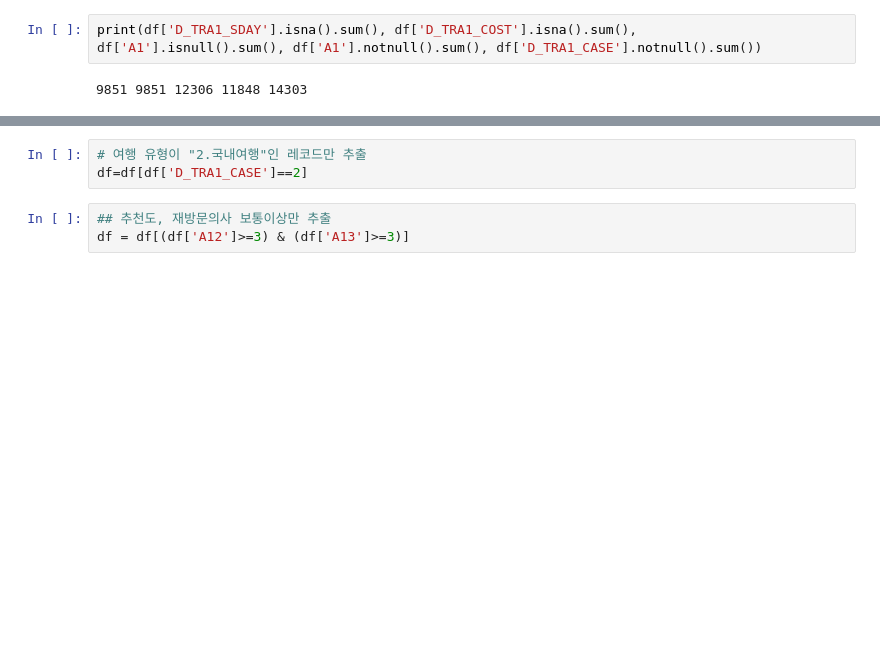
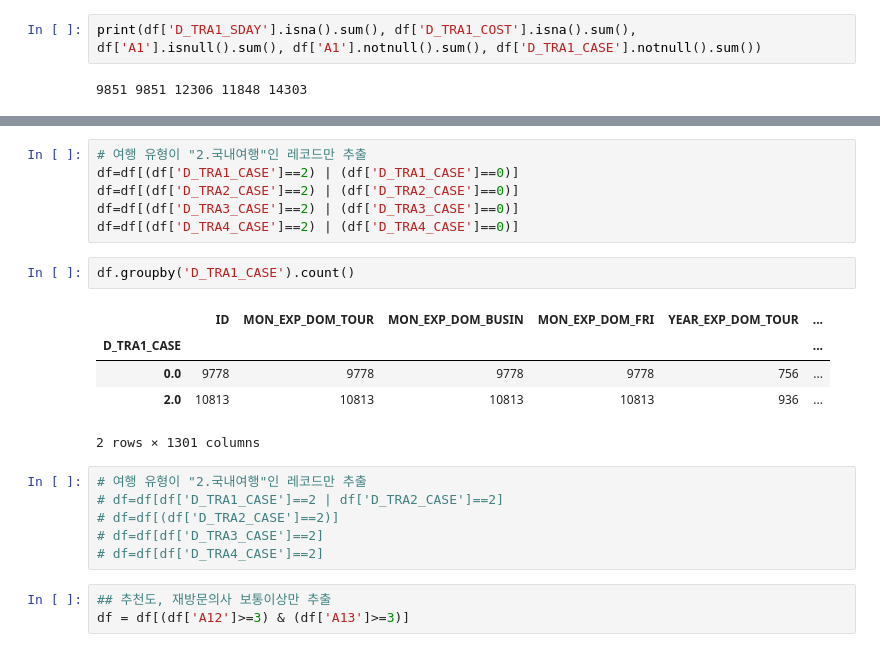
Before and after one commit to kwak-dong-su/data-crawling, a Jupyter notebook: ML_Project/2018 국민여행조사 전처리.ipynb, the cells around one changed output, grey strips where cells are left out. Drawn from its saved outputs; the diff is of its cells as text; blank space fills up the shorter version.

```diff
--- a/ML_Project/2018 국민여행조사 전처리.ipynb
+++ b/ML_Project/2018 국민여행조사 전처리.ipynb
@@ -49,6 +70,23 @@ df['A1'].isnull().sum(), df['A1'].notnull().sum(), df['D_TRA1_CASE'].notnull().s
+# %%
+# 여행 유형이 "2.국내여행"인 레코드만 추출
+df=df[(df['D_TRA1_CASE']==2) | (df['D_TRA1_CASE']==0)]
+df=df[(df['D_TRA2_CASE']==2) | (df['D_TRA2_CASE']==0)]
+df=df[(df['D_TRA3_CASE']==2) | (df['D_TRA3_CASE']==0)]
+df=df[(df['D_TRA4_CASE']==2) | (df['D_TRA4_CASE']==0)]
+# %%
+df.groupby('D_TRA1_CASE').count()
+# %% [output]
+|  | ID | MON_EXP_DOM_TOUR | MON_EXP_DOM_BUSIN | MON_EXP_DOM_FRI | YEAR_EXP_DOM_TOUR | ... |
+| D_TRA1_CASE |  |  |  |  |  | ... |
+| 0.0 | 9778 | 9778 | 9778 | 9778 | 756 | ... |
+| 2.0 | 10813 | 10813 | 10813 | 10813 | 936 | ... |
+2 rows × 1301 columns
 # %%
 # 여행 유형이 "2.국내여행"인 레코드만 추출
-df=df[df['D_TRA1_CASE']==2]
+# df=df[df['D_TRA1_CASE']==2 | df['D_TRA2_CASE']==2]
+# df=df[(df['D_TRA2_CASE']==2)]
+# df=df[df['D_TRA3_CASE']==2]
+# df=df[df['D_TRA4_CASE']==2]
 # %%
 ## 추천도, 재방문의사 보통이상만 추출
 df = df[(df['A12']>=3) & (df['A13']>=3)]
```
Also changed, not shown: parts of 18 cells of this notebook, 6 other files.
